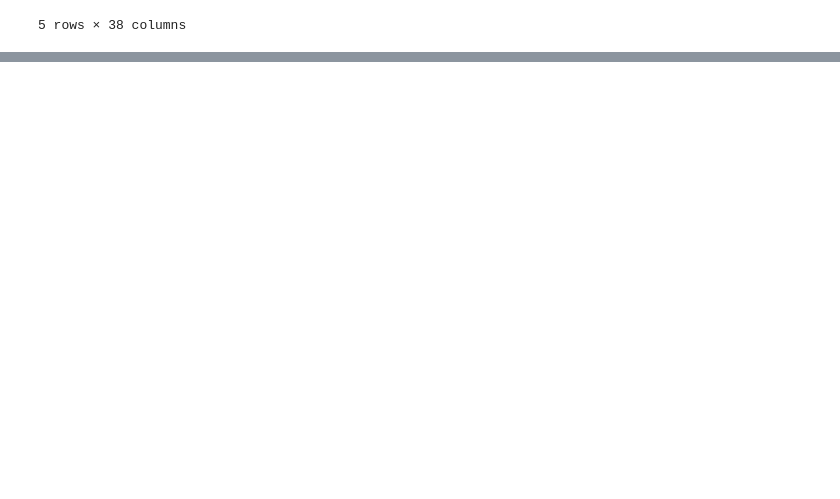
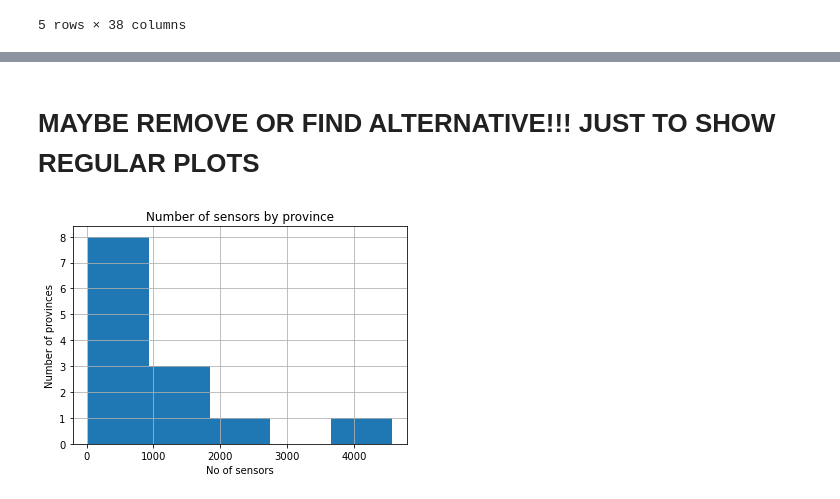
Before and after one commit to GinaStavropoulou/geogeek-workshop, a Jupyter notebook: notebooks/Exercise2.ipynb, the cells around one changed output, grey strips where cells are left out. Cells and saved outputs as stored; diff of their text form; code cells hidden in the pictures; blank space fills up the shorter version.

```diff
--- a/notebooks/Exercise2.ipynb
+++ b/notebooks/Exercise2.ipynb
@@ -414,0 +554,10 @@ Also for exercise, should this be
+# %% [markdown]
+# MAYBE REMOVE OR FIND ALTERNATIVE!!! JUST TO SHOW REGULAR PLOTS
+# %%
+admin_counts['sensor_count'].hist(bins=5)
+plt.xlabel("No of sensors")
+plt.ylabel("Number of provinces")
+plt.title("Number of sensors by province")
+plt.show()
+# %% [output]
+[figure, added]
```
Also changed, not shown: parts of 106 cells of this notebook, 10 other files.
